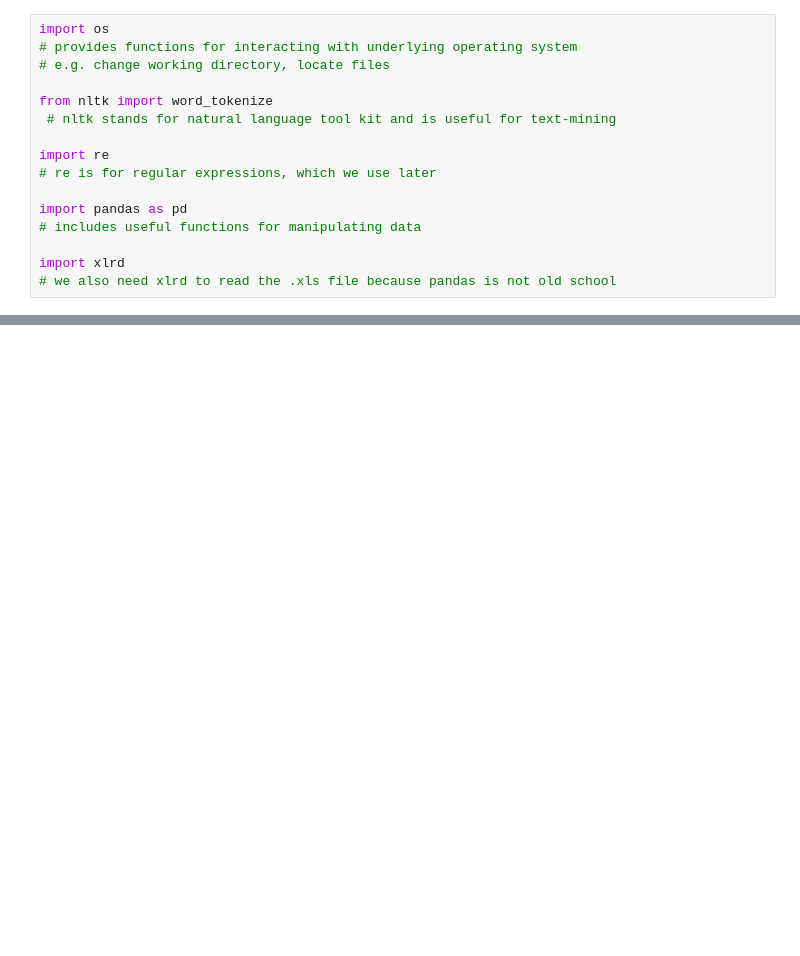
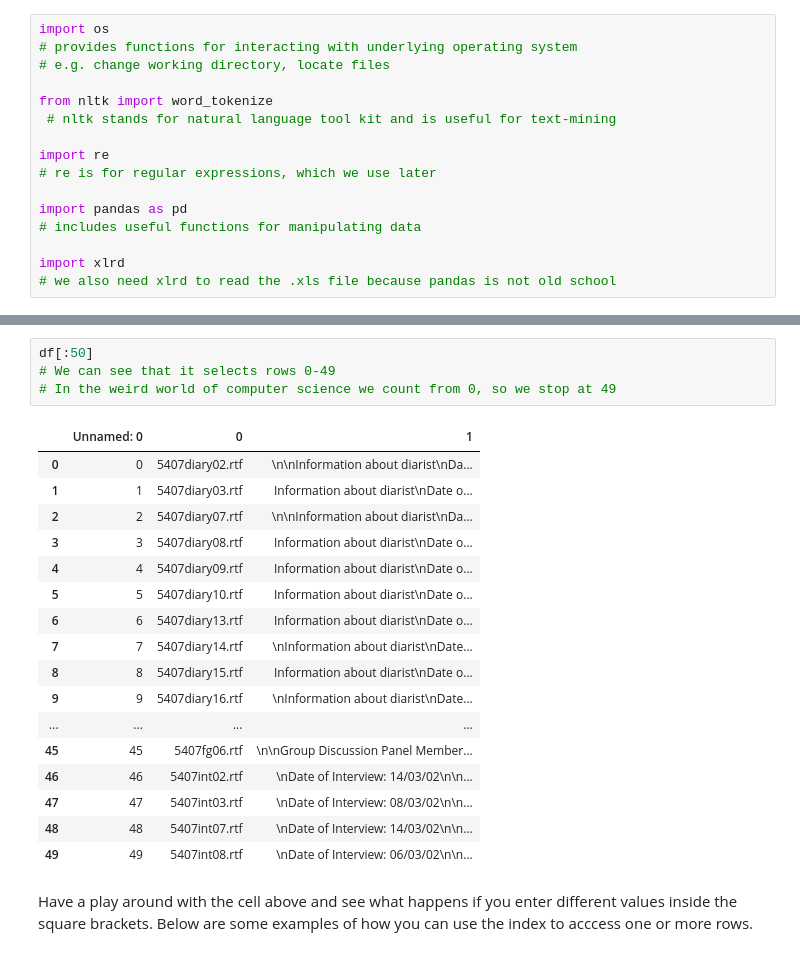
Before and after one commit to UKDataServiceOpen/Text-Mining-Health, a Jupyter notebook: Code/Processing.ipynb, the cells around one changed output, grey strips where cells are left out. Saved outputs shown, nothing was run; the diff lists cells and outputs as text; blank space fills up the shorter version.

```diff
--- a/Code/Processing.ipynb
+++ b/Code/Processing.ipynb
@@ -50,0 +118,24 @@ Hence, certain steps are followed and executed in order to convert the data into
+# %%
+df[:50]
+# We can see that it selects rows 0-49
+# In the weird world of computer science we count from 0, so we stop at 49
+# %% [output]
+|  | Unnamed: 0 | 0 | 1 |
+| 0 | 0 | 5407diary02.rtf | \n\nInformation about diarist\nDa... |
+| 1 | 1 | 5407diary03.rtf | Information about diarist\nDate o... |
+| 2 | 2 | 5407diary07.rtf | \n\nInformation about diarist\nDa... |
+| 3 | 3 | 5407diary08.rtf | Information about diarist\nDate o... |
+| 4 | 4 | 5407diary09.rtf | Information about diarist\nDate o... |
+| 5 | 5 | 5407diary10.rtf | Information about diarist\nDate o... |
+| 6 | 6 | 5407diary13.rtf | Information about diarist\nDate o... |
+| 7 | 7 | 5407diary14.rtf | \nInformation about diarist\nDate... |
+| 8 | 8 | 5407diary15.rtf | Information about diarist\nDate o... |
+| 9 | 9 | 5407diary16.rtf | \nInformation about diarist\nDate... |
+| ... | ... | ... | ... |
+| 45 | 45 | 5407fg06.rtf | \n\nGroup Discussion Panel Member... |
+| 46 | 46 | 5407int02.rtf | \nDate of Interview: 14/03/02\n\n... |
+| 47 | 47 | 5407int03.rtf | \nDate of Interview: 08/03/02\n\n... |
+| 48 | 48 | 5407int07.rtf | \nDate of Interview: 14/03/02\n\n... |
+| 49 | 49 | 5407int08.rtf | \nDate of Interview: 06/03/02\n\n... |
+# %% [markdown]
+Have a play around with the cell above and see what happens if you enter different values inside the square brackets. Below are some examples of how you can use the index to acccess one or more rows.
```
Also changed, not shown: parts of 36 cells of this notebook, 6 other files.
